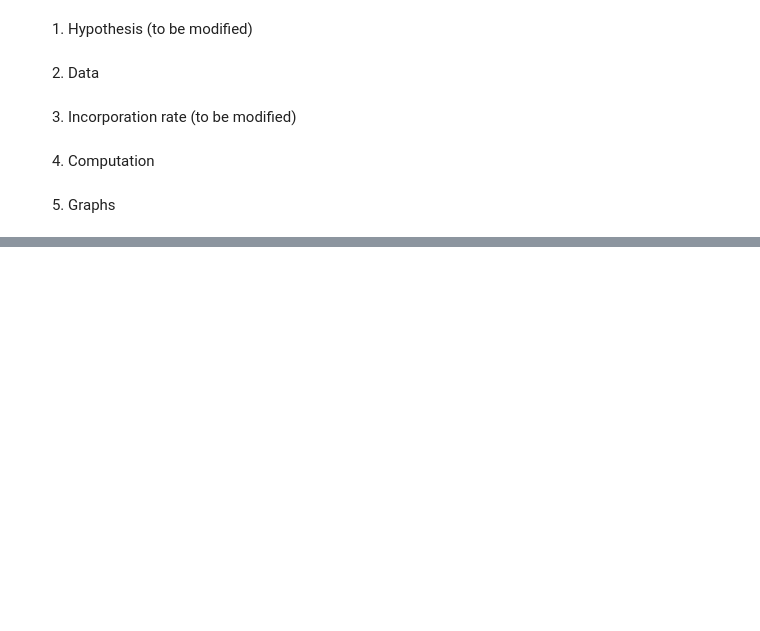
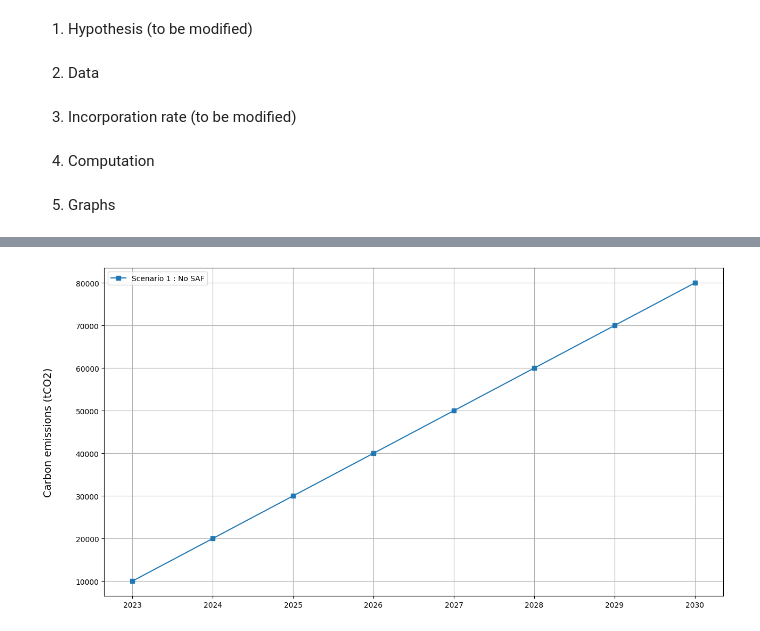
Before and after one commit to simhumbert/PIE_SAF, a Jupyter notebook: Notebook Skyalp.ipynb, the cells around one changed output, grey strips where cells are left out. Cells and saved outputs as stored; diff of their text form; code cells hidden in the pictures; blank space fills up the shorter version.

```diff
--- a/Notebook Skyalp.ipynb
+++ b/Notebook Skyalp.ipynb
@@ -91 +91,5 @@ if __name__ == '__main__':
 [figure]
+# %%
+graphique_emissionscarbone(CO2_em, incorpo_saf_eu, incorpo_saf, 'skyalp_carbon_emissions_no_saf',dossier, mix = False)
+# %% [output]
+[figure, added]
```
Also changed, not shown: parts of 3 cells of this notebook, 13 other files.
